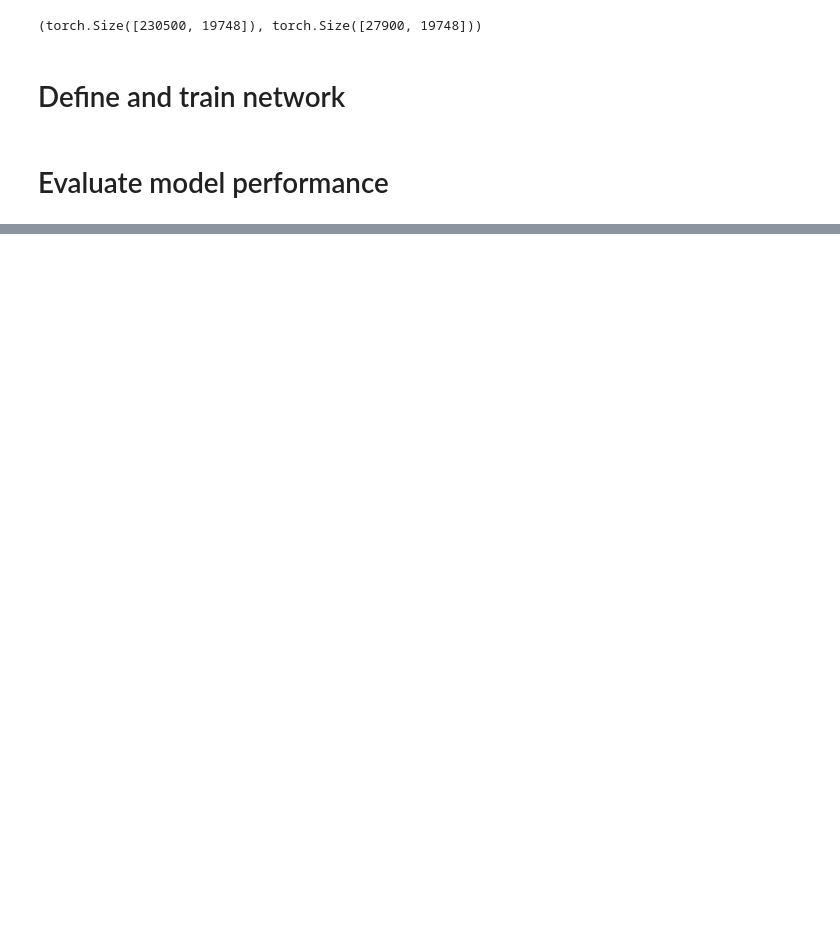
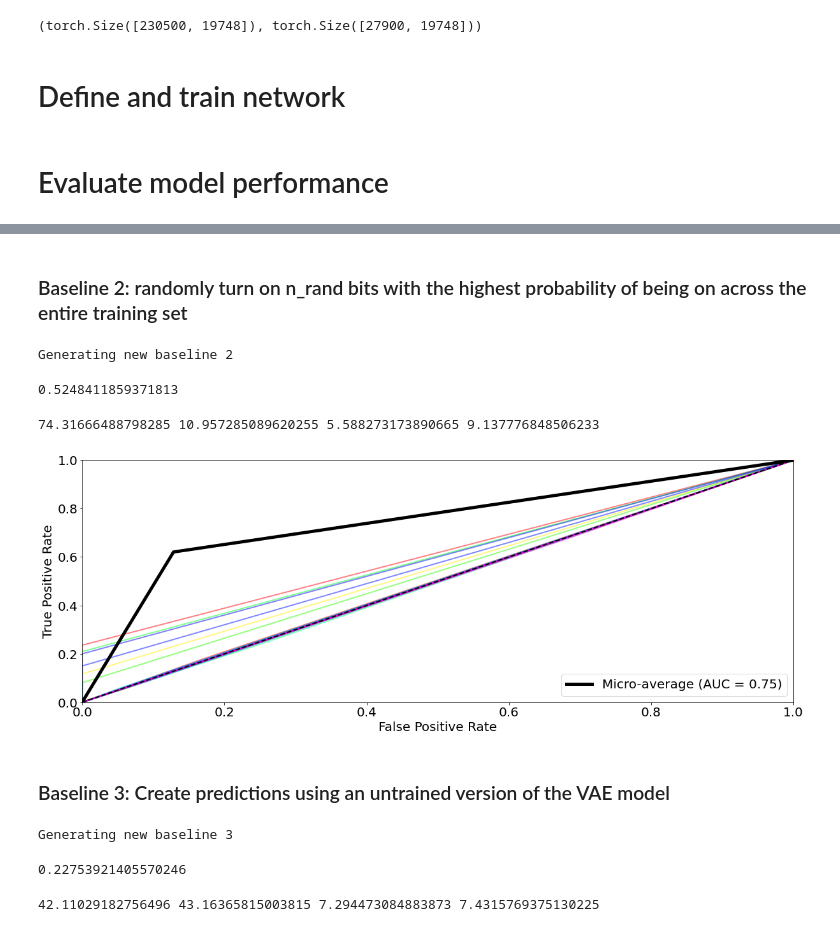
Before and after one commit to natasha-dudek/DeepGenomeVector, a Jupyter notebook: main.ipynb, the cells around one changed output, grey strips where cells are left out. Cells and saved outputs as stored; diff of their text form; code cells hidden in the pictures; blank space fills up the shorter version.

```diff
--- a/main.ipynb
+++ b/main.ipynb
@@ -428,0 +434,59 @@ y_probas[:, i] False
+# %% [markdown]
+### Baseline 2: randomly turn on n_rand bits with the highest probability of being on across the entire training set
+# %%
+new = True
+
+if new:
+    print("Generating new baseline 2")
+    baseline2 = evaluate.baseline2(corrupted_test, org_to_mod_to_kos, org_to_kos, tla_to_tnum, c_train_genomes, corrupted_test)
+    torch.save(baseline2, "/Users/natasha/Desktop/baseline2.pt")
+else:
+    print("Loading previously made baseline 2")
+    baseline2 = torch.load("/Users/natasha/Desktop/baseline2.pt")
+# %% [output]
+Generating new baseline 2
+# %%
+f1 = sk.metrics.f1_score(uncorrupted, baseline2, zero_division=0, average='micro')
+f1
+# %% [output]
+0.5248411859371813
+# %%
+tns, fps, fns, tps, total = evaluate.glom_confusion(uncorrupted, baseline2)
+print(round(sum(tns)/total*100,2), round(sum(fps)/total*100,2), round(sum(fns)/total*100,2), round(sum(tps)/total*100,2))
+# %% [output]
+74.31666488798285 10.957285089620255 5.588273173890665 9.137776848506233
+# %%
+# Plot ROC curve, generate AUC score (micro-average)
+num_features = int(corrupted_test.shape[1]/2)
+fig = data_viz.my_roc_curve(uncorrupted.numpy(), baseline2.numpy())
+# %% [output]
+[figure, added]
+# %% [markdown]
+### Baseline 3: Create predictions using an untrained version of the VAE model
+# %%
+new = True
+
+if new:
+    print("Generating new baseline 3")
+    n_features = int(corrupted_test.shape[1]/2)
+    fake_model = models.VariationalAutoEncoder(n_features, 3)
+    fake_model.eval()
+    with torch.no_grad():
+        pred = fake_model.forward(corrupted_test[:,:n_features])[0].detach()
+    baseline3 = evaluate.eval_binarize(pred, 0.5)
+    torch.save(baseline3, "/Users/natasha/Desktop/baseline3.pt")
+else:
+    print("Loading previously made baseline 3")
+    baseline3 = torch.load("/Users/natasha/Desktop/baseline3.pt")
+# %% [output]
+Generating new baseline 3
+# %%
+f1 = sk.metrics.f1_score(uncorrupted.long(), baseline3.long(), zero_division=0, average='micro')
+f1
+# %% [output]
+0.22753921405570246
+# %%
+tns, fps, fns, tps, total = evaluate.glom_confusion(uncorrupted, baseline3)
+print(round(sum(tns)/total*100,2), round(sum(fps)/total*100,2), round(sum(fns)/total*100,2), round(sum(tps)/total*100,2))
+# %% [output]
+42.11029182756496 43.16365815003815 7.294473084883873 7.4315769375130225
```
Also changed, not shown: parts of 43 cells of this notebook, 6 other files.
